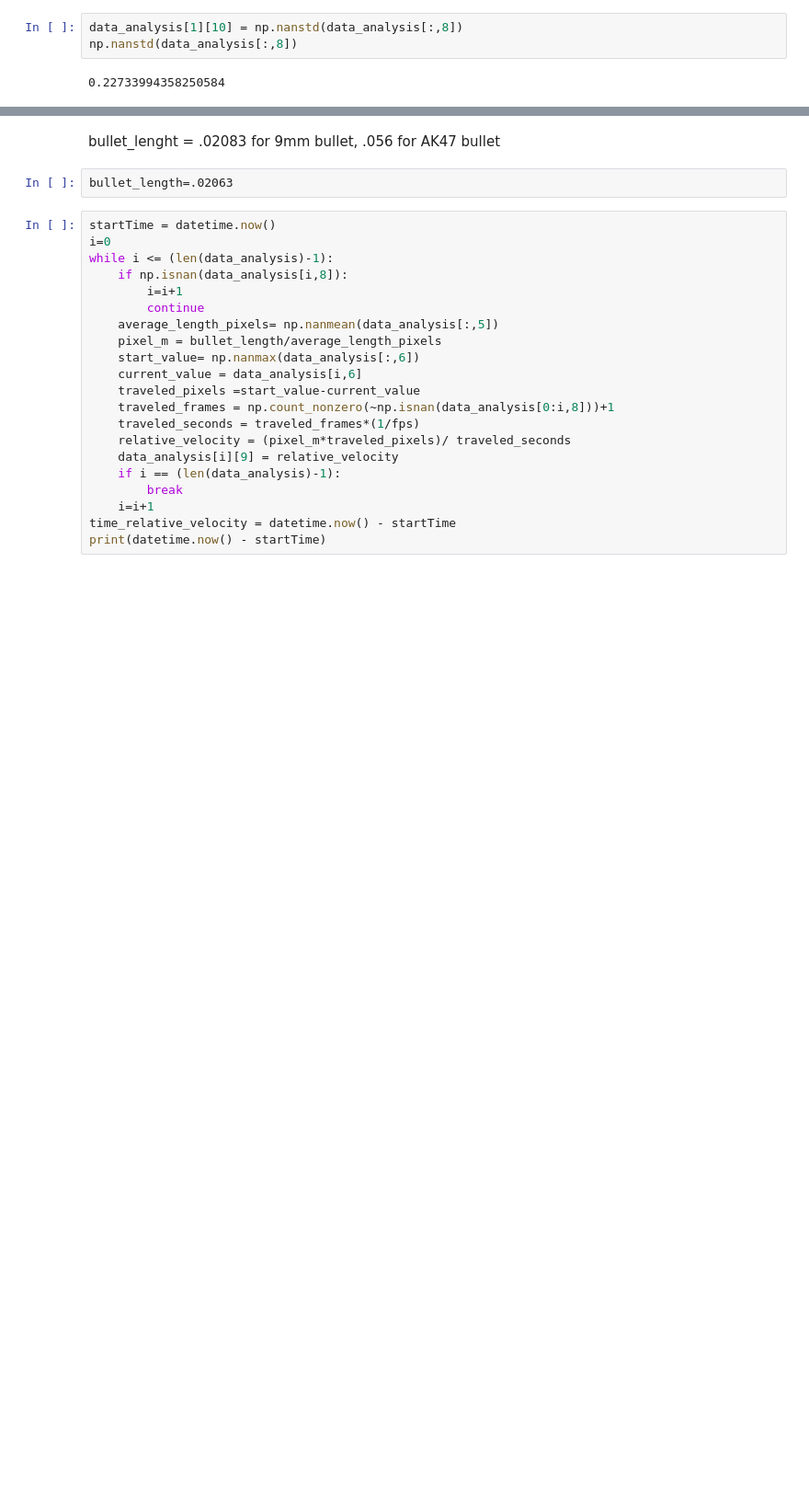
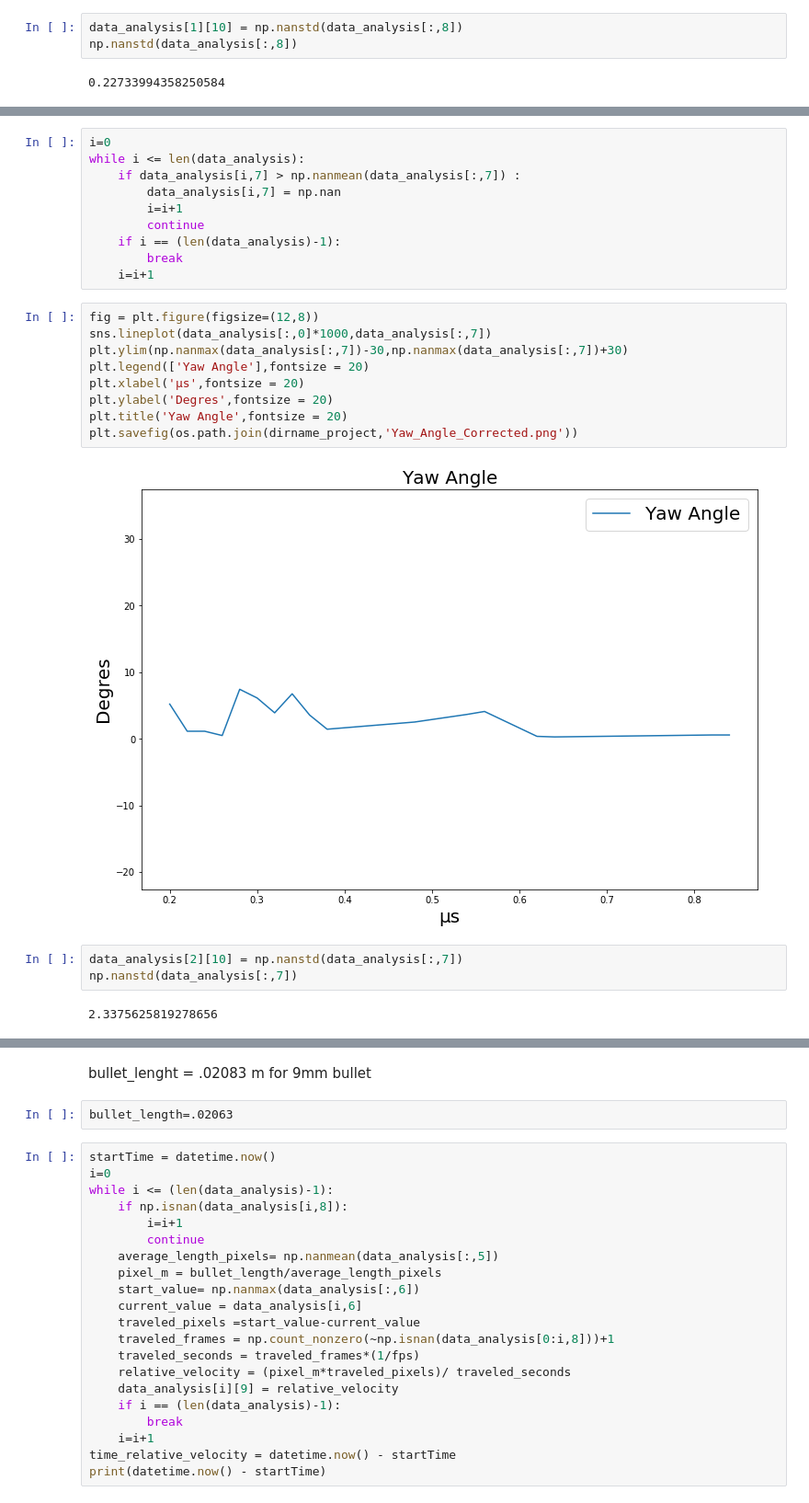
Before and after one commit to reyesyan/Ballistic_Experiment_Analysis, a Jupyter notebook: Project.ipynb, the cells around one changed output, grey strips where cells are left out. Shown at 92% size. Cells and saved outputs as stored; diff of their text form; blank space fills up the shorter version.

```diff
--- a/Project.ipynb
+++ b/Project.ipynb
@@ -796,10 +816,36 @@ np.nanstd(data_analysis[:,8])
+# %%
+i=0
+while i <= len(data_analysis):
+    if data_analysis[i,7] > np.nanmean(data_analysis[:,7]) :
+        data_analysis[i,7] = np.nan
+        i=i+1
+        continue
+    if i == (len(data_analysis)-1):
+        break
+    i=i+1
+# %%
+fig = plt.figure(figsize=(12,8))
+sns.lineplot(data_analysis[:,0]*1000,data_analysis[:,7])
+plt.ylim(np.nanmax(data_analysis[:,7])-30,np.nanmax(data_analysis[:,7])+30)
+plt.legend(['Yaw Angle'],fontsize = 20)
+plt.xlabel('μs',fontsize = 20)
+plt.ylabel('Degres',fontsize = 20)
+plt.title('Yaw Angle',fontsize = 20)
+plt.savefig(os.path.join(dirname_project,'Yaw_Angle_Corrected.png'))
+# %% [output]
+[figure, added]
+# %%
+data_analysis[2][10] = np.nanstd(data_analysis[:,7])
+np.nanstd(data_analysis[:,7])
+# %% [output]
+2.3375625819278656
 # %% [markdown]
 ### <span style="color:green"> Relative Accumulative Velocity
 <p align="center">
 <img src="./images/Accumulative_Relative _Velocity.png" width="300">
 </p>
 # %% [markdown]
-bullet_lenght = .02083 for 9mm bullet, .056 for AK47 bullet
+bullet_lenght = .02083 m for 9mm bullet
 # %%
 bullet_length=.02063
 # %%
```
Also changed, not shown: parts of 34 cells of this notebook.
